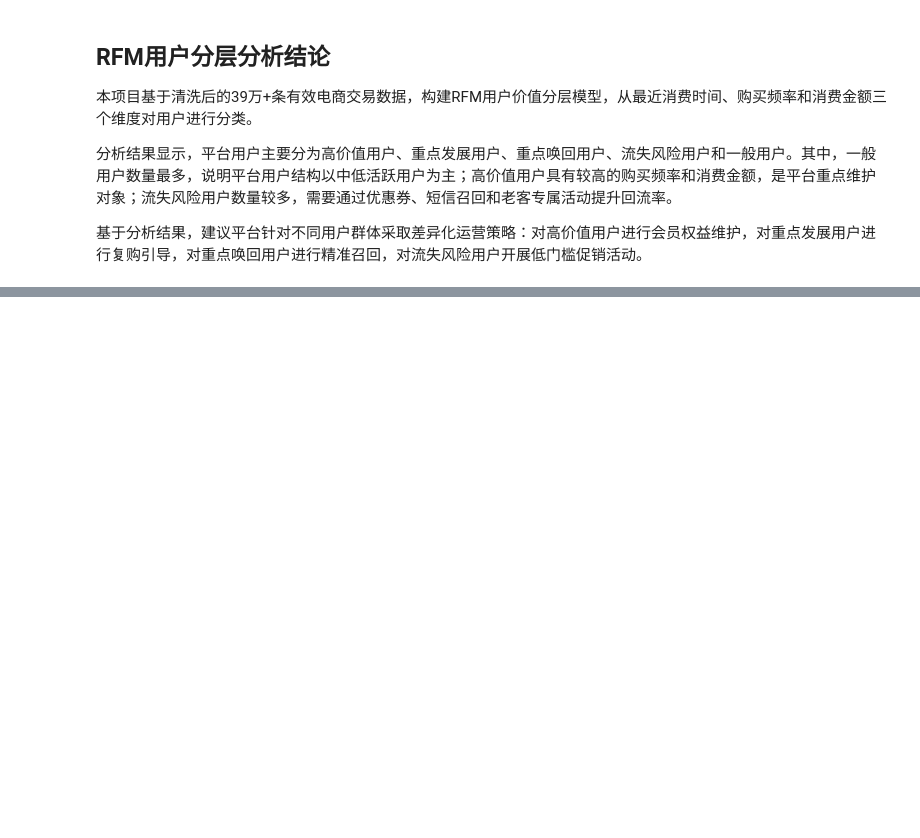
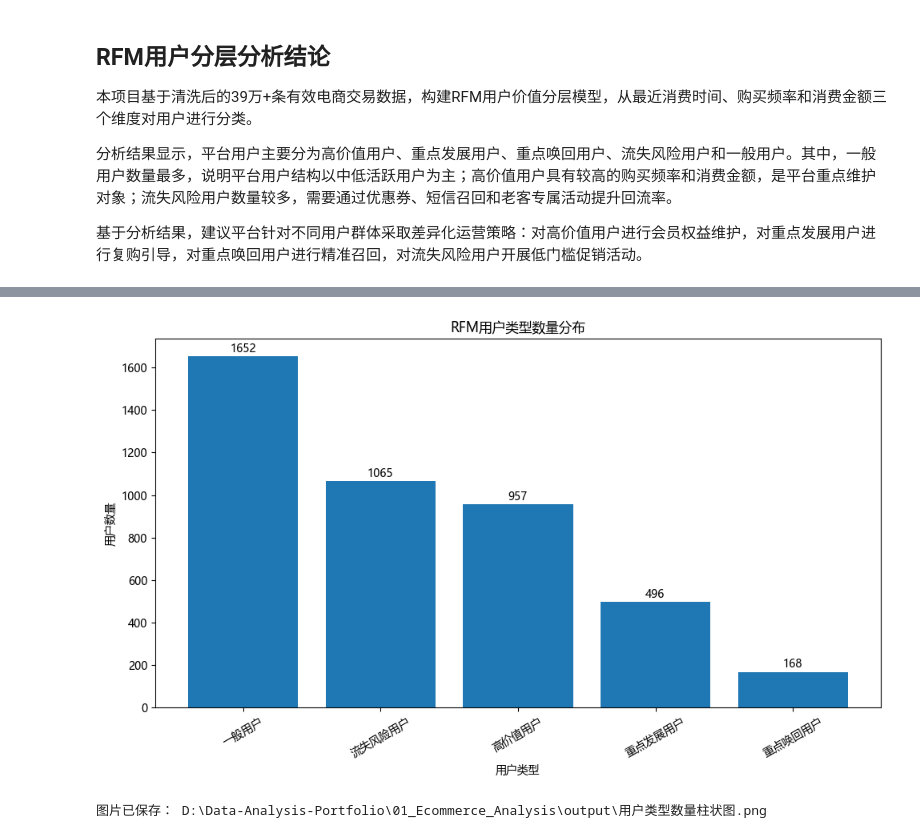
Before and after one commit to zxj0127/data-analysis-portfolio, a Jupyter notebook: 01_Ecommerce_Analysis/notebook/analysis.ipynb/analysis.ipynb, the cells around one changed output, grey strips where cells are left out. Cells and saved outputs as stored; diff of their text form; code cells hidden in the pictures; blank space fills up the shorter version.

```diff
--- a/01_Ecommerce_Analysis/notebook/analysis.ipynb/analysis.ipynb
+++ b/01_Ecommerce_Analysis/notebook/analysis.ipynb/analysis.ipynb
@@ -572,0 +601,24 @@ print("用户运营策略分析结果已保存：", strategy_output_path)
+# %%
+plt.figure(figsize=(10, 6))
+
+plt.bar(segment_summary["用户类型"], segment_summary["用户数量"])
+
+plt.title("RFM用户类型数量分布")
+plt.xlabel("用户类型")
+plt.ylabel("用户数量")
+plt.xticks(rotation=30)
+
+for i, v in enumerate(segment_summary["用户数量"]):
+    plt.text(i, v + 20, str(v), ha="center")
+
+plt.tight_layout()
+
+bar_path = r"D:\Data-Analysis-Portfolio\01_Ecommerce_Analysis\output\用户类型数量柱状图.png"
+plt.savefig(bar_path, dpi=300, bbox_inches="tight")
+
+plt.show()
+
+print("图片已保存：", bar_path)
+# %% [output]
+[figure, added]
+图片已保存： D:\Data-Analysis-Portfolio\01_Ecommerce_Analysis\output\用户类型数量柱状图.png
```
Also changed, not shown: parts of 6 cells of this notebook, 16 other files.
